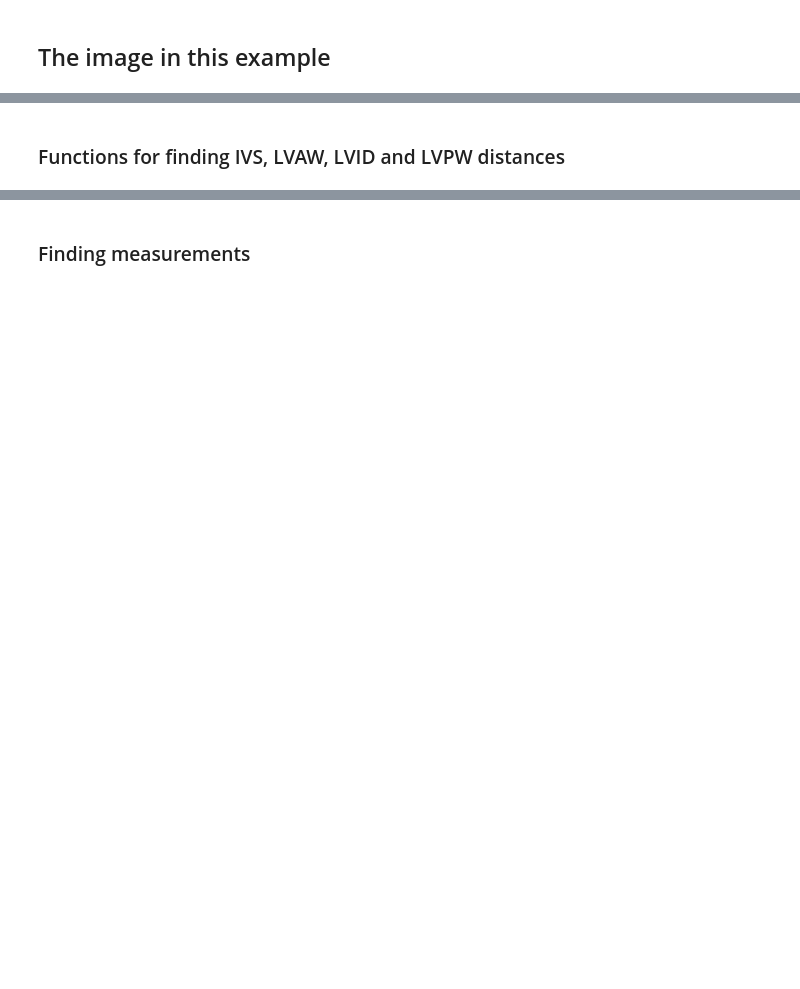
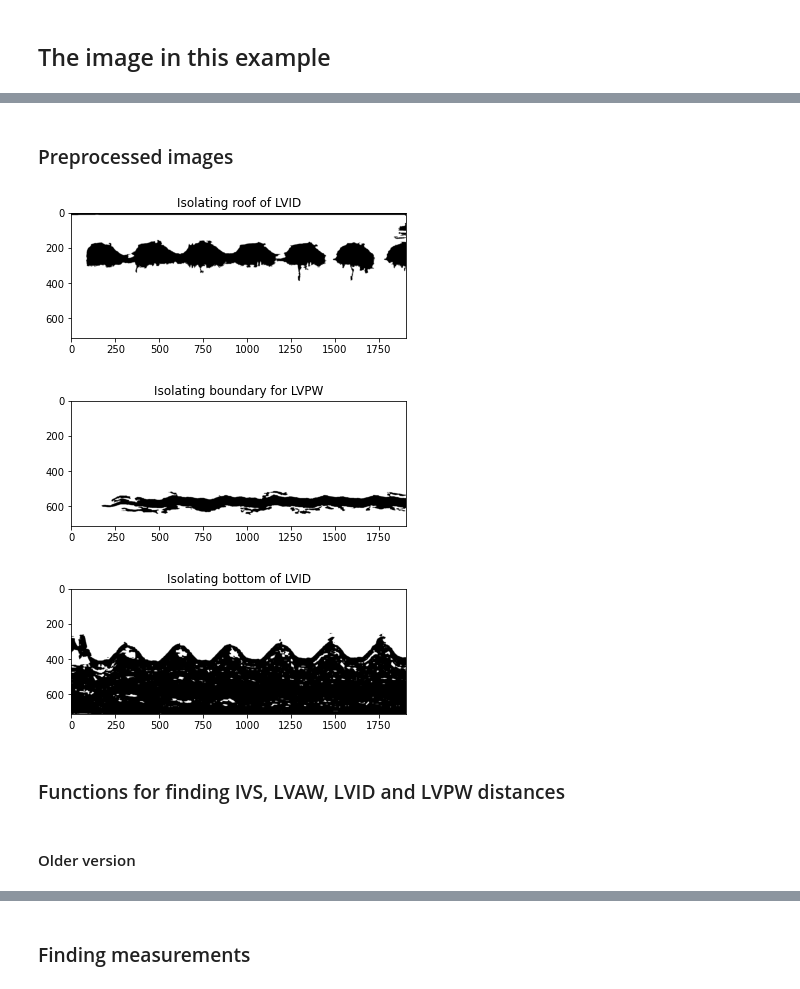
Before and after one commit to Onebu/HackMarato, a Jupyter notebook: clean_pipeline.ipynb, the cells around one changed output, grey strips where cells are left out. Saved outputs shown, nothing was run; the diff lists cells and outputs as text; code cells hidden in the pictures; blank space fills up the shorter version.

```diff
--- a/clean_pipeline.ipynb
+++ b/clean_pipeline.ipynb
@@ -16,5 +22,28 @@ implot = plt.imshow(img, cmap="gray")
+# %% [markdown]
+### Preprocessed images
+# %%
+roof = cv2.imread("res/higher.png", 0)
+plt.imshow(roof, cmap="gray")
+plt.title("Isolating roof of LVID")
+plt.show()
+
+tat = cv2.imread("res/lower.png", 0)
+plt.imshow(tat, cmap="gray")
+plt.title("Isolating boundary for LVPW")
+plt.show()
+
+floor = cv2.imread("res/medium.png", 0)
+plt.imshow(floor, cmap="gray")
+plt.title("Isolating bottom of LVID")
+plt.show()
+# %% [output]
+[figure, added]
+[figure, added]
+[figure, added]
 # %% [markdown]
 ### Functions for finding IVS, LVAW, LVID and LVPW distances
+# %% [markdown]
+#### Older version
 # %%
 # Link: https://www.geeksforgeeks.org/longest-sequence-positive-integers-array/
 
```
Also changed, not shown: parts of 17 cells of this notebook.
